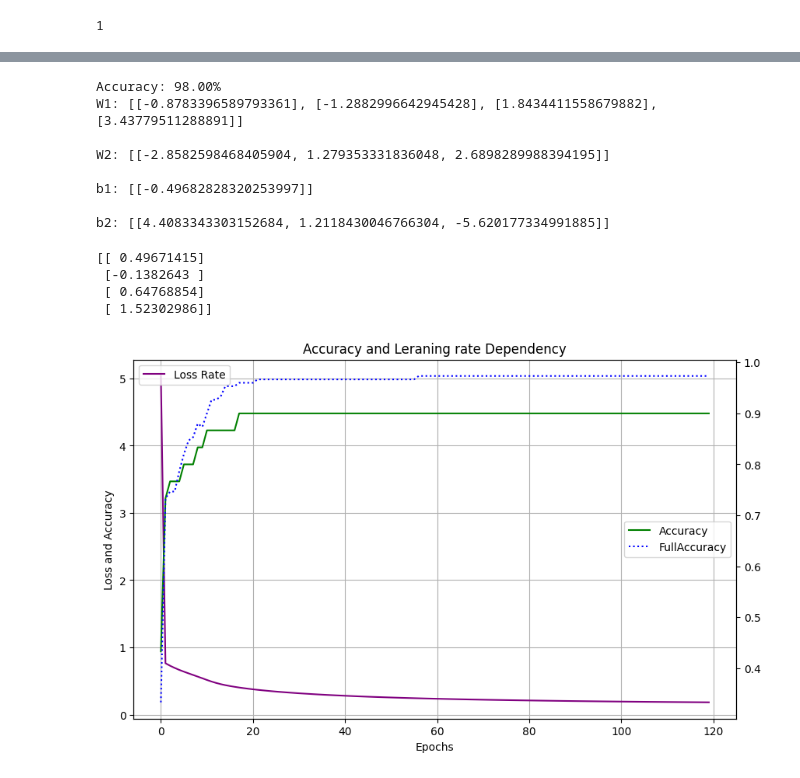
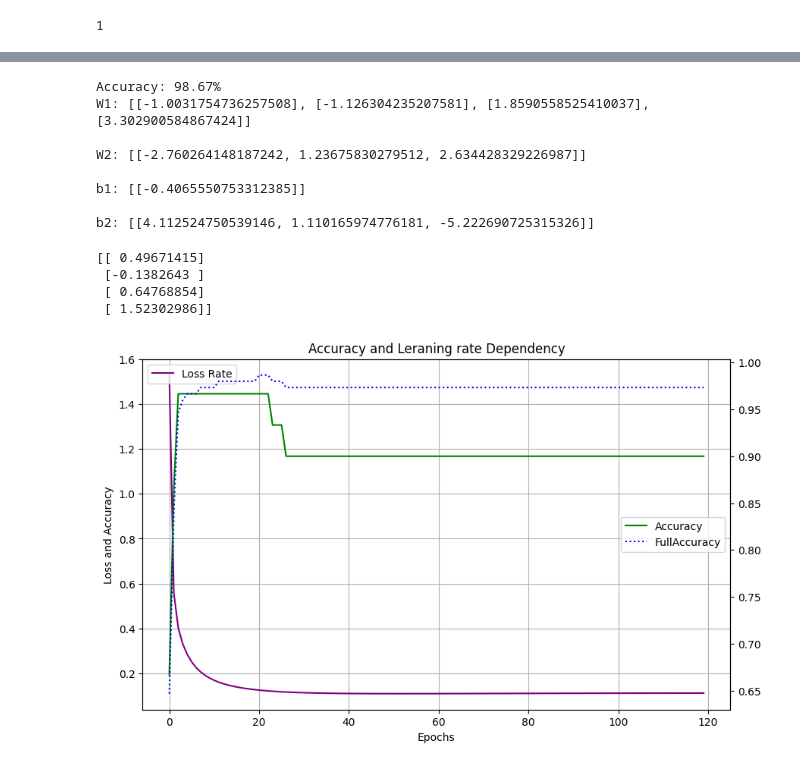
Before and after one commit to oleksandr-diudiun/recurrent-rebels, a Jupyter notebook: week1/alex/Iris.ipynb, the cells around one changed output, grey strips where cells are left out. Drawn from its saved outputs; the diff is of its cells as text; code cells hidden in the pictures.

```diff
--- a/week1/alex/Iris.ipynb
+++ b/week1/alex/Iris.ipynb
@@ -163,7 +163,7 @@ Iris.prepareInputData(iris, 3, 4, 1, 120)
 # %%
 import json
 epochs=2000
-learning_rate=0.082
+learning_rate=0.07
 
 Iris.initializeStartParameters()
 
@@ -223,17 +223,17 @@ print("b1:", json.dumps(Iris.b1.tolist()))
 print()
 print("b2:", json.dumps(Iris.b2.tolist()))
 # %% [output]
-Accuracy: 98.00%
-W1: [[-0.8783396589793361], [-1.2882996642945428], [1.8434411558679882], [3.43779511288891]]
+Accuracy: 98.67%
+W1: [[-1.0031754736257508], [-1.126304235207581], [1.8590558525410037], [3.302900584867424]]
 
-W2: [[-2.8582598468405904, 1.279353331836048, 2.6898289988394195]]
+W2: [[-2.760264148187242, 1.23675830279512, 2.634428329226987]]
 
-b1: [[-0.49682828320253997]]
+b1: [[-0.4065550753312385]]
 
-b2: [[4.4083343303152684, 1.2118430046766304, -5.620177334991885]]
+b2: [[4.112524750539146, 1.110165974776181, -5.222690725315326]]
 # %%
 epochs=12000
-learning_rate=0.01
+learning_rate=0.07
 
 
 lossValues = []
@@ -273,34 +273,34 @@ for epoch in range(epochs):
 plt.figure(figsize=(10, 6))
 plt.title('Accuracy and Leraning rate Dependency')
 plt.xlabel('Epochs')
 plt.ylabel('Loss and Accuracy')
 plt.grid(True)
 
 plt.plot(lossValues,  linestyle='-', color='purple', label='Loss Rate')
 plt.legend(loc='upper left')
 # Create a second y-axis for the second list
 
 ax2 = plt.twinx()
 ax2.plot(accuracyValues,  linestyle='-', color='green', label='Accuracy')
 # Adding legends for both plots
 ax2.plot(fullAccuracyValues,  linestyle=':', color='blue', label='FullAccuracy')
 ax2.legend(loc='center right')
 
 # Create a second y-axis for the second list
 # ax2 = plt.twinx()
 # ax2.plot(LrValues, marker='o', linestyle='--', color='red', label='Learning Rate')
 # ax2.set_ylabel('Learning Rate', color='red')
 
 plt.show()
 accuracyValues = []
 fullAccuracyValues = []
 lossValues = []
 # %% [output]
 [[ 0.49671415]
  [-0.1382643 ]
  [ 0.64768854]
  [ 1.52302986]]
-[figure, old version]
+[figure, new version]
 # %%
 epochs=2000
 tests = 20
```
Also changed, not shown: parts of 3 cells of this notebook, 1 other file.
